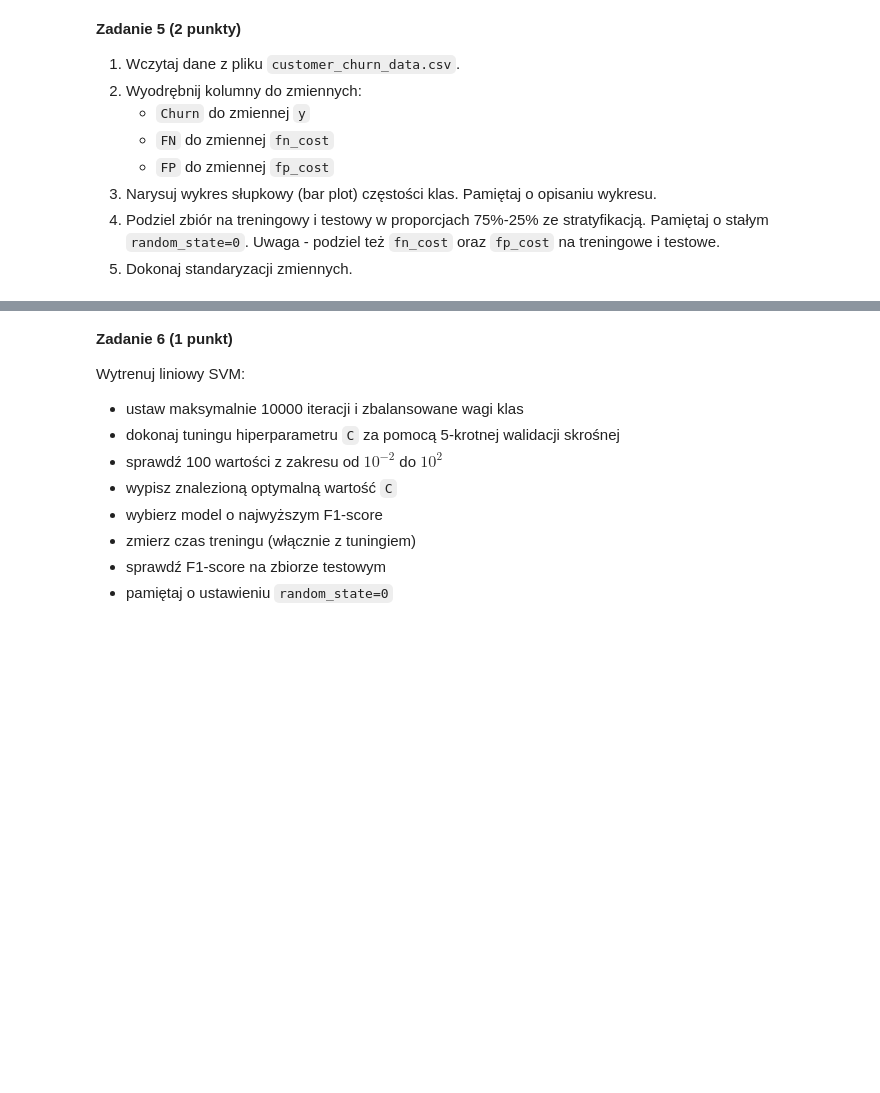
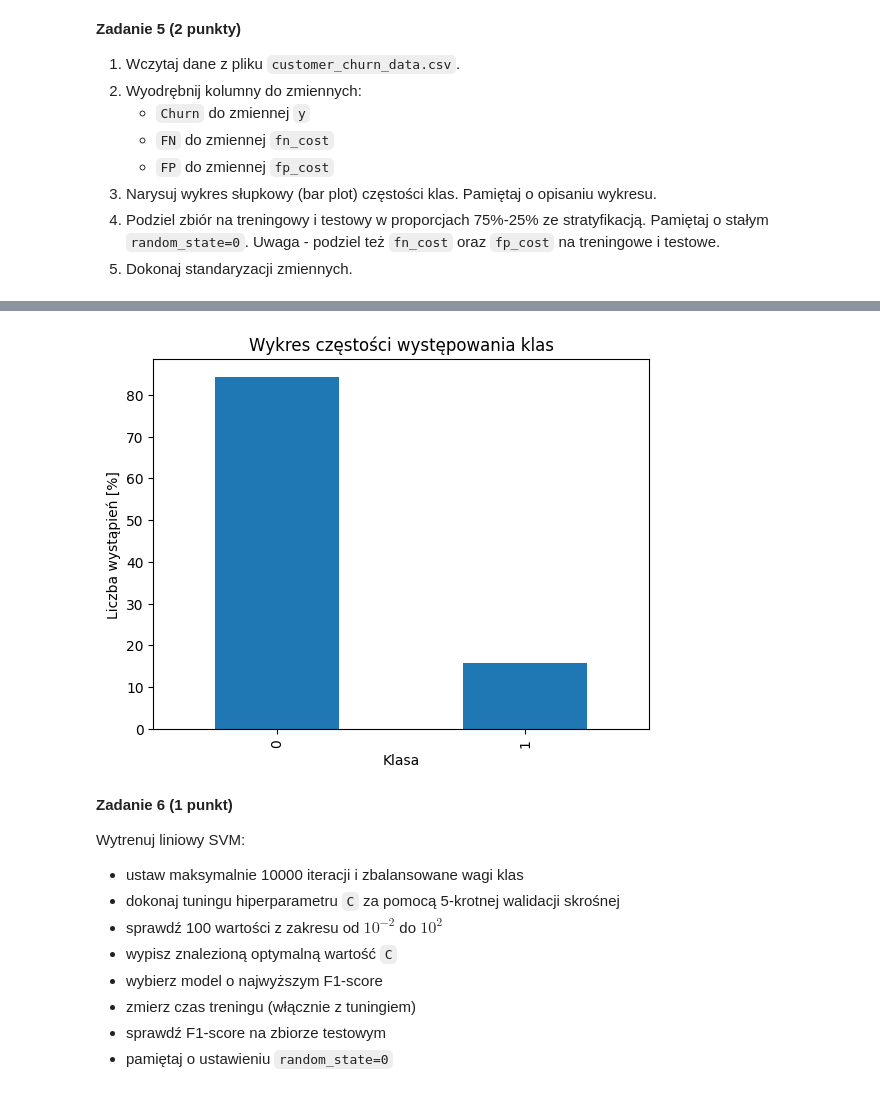
Before and after one commit to barhanc/machine-learning-fundamentals, a Jupyter notebook: lab3/notebook_empty.ipynb, the cells around one changed output, grey strips where cells are left out. Saved outputs shown, nothing was run; the diff lists cells and outputs as text; code cells hidden in the pictures; blank space fills up the shorter version.

```diff
--- a/lab3/notebook_empty.ipynb
+++ b/lab3/notebook_empty.ipynb
@@ -72,7 +73,7 @@ def plot_freq(y: pd.Series):
     ax = (y.value_counts(normalize=True) * 100).plot.bar()
     ax.set_xlabel("Klasa")
     ax.set_ylabel("Liczba wystąpień [%]")
-    ax.set_title("Wykres częstośći występowania klas")
+    ax.set_title("Wykres częstości występowania klas")
 
 
 plot_freq(y_train)
@@ -320,3 +321,6 @@ Zbiór został wzięty z Kaggle (opublikował go tam Ruholla Jafari-Marandi). W
 3. Narysuj wykres słupkowy (bar plot) częstości klas. Pamiętaj o opisaniu wykresu.
 4. Podziel zbiór na treningowy i testowy w proporcjach 75%-25% ze stratyfikacją. Pamiętaj o stałym `random_state=0`. Uwaga - podziel też `fn_cost` oraz `fp_cost` na treningowe i testowe.
 5. Dokonaj standaryzacji zmiennych.
+# %%
+df = pd.read_csv("customer_churn_data.csv")
+df
@@ -322,0 +341,5 @@ Zbiór został wzięty z Kaggle (opublikował go tam Ruholla Jafari-Marandi). W
+# %%
+y, fn_cost, fp_cost = df.pop("Churn"), df.pop("FN"), df.pop("FP")
+plot_freq(y)
+# %% [output]
+[figure, added]
```
Also changed, not shown: parts of 6 cells of this notebook, 1 other file.
